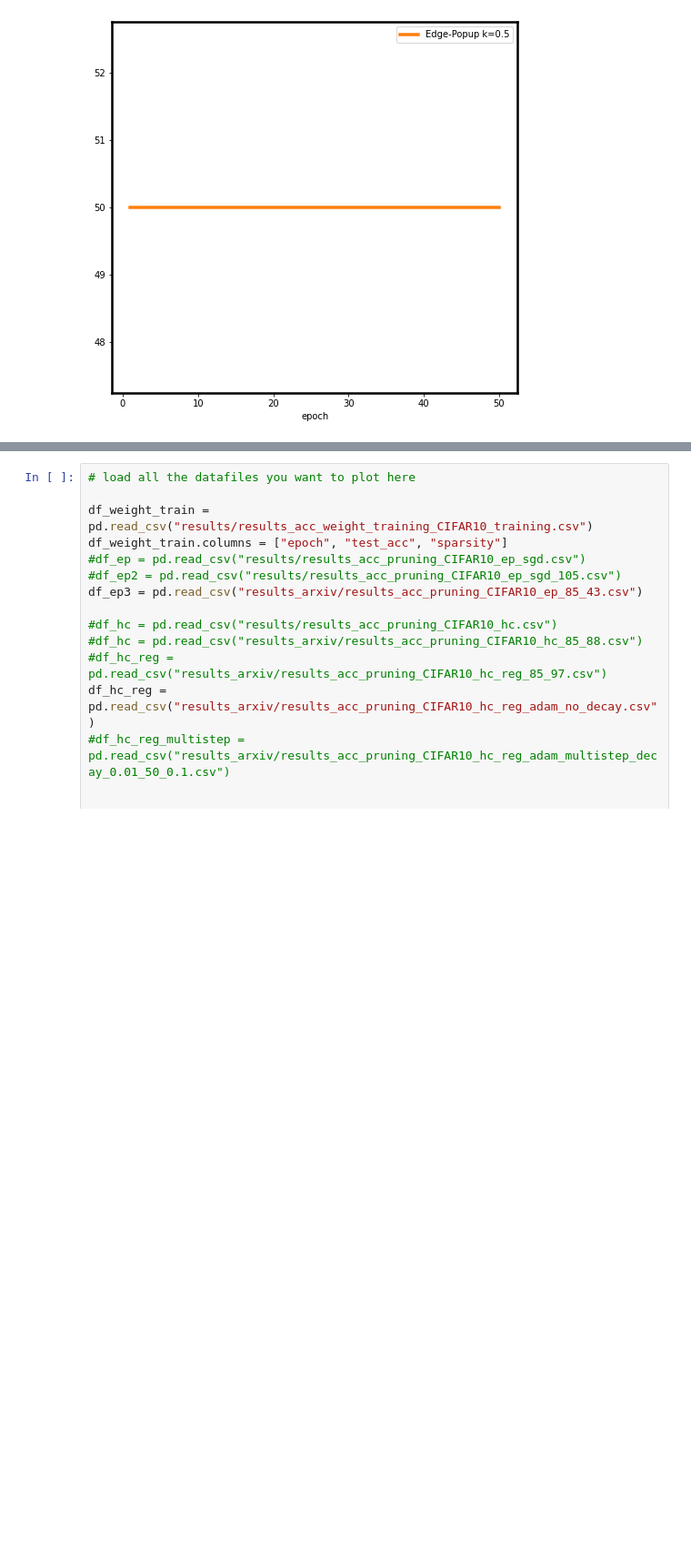
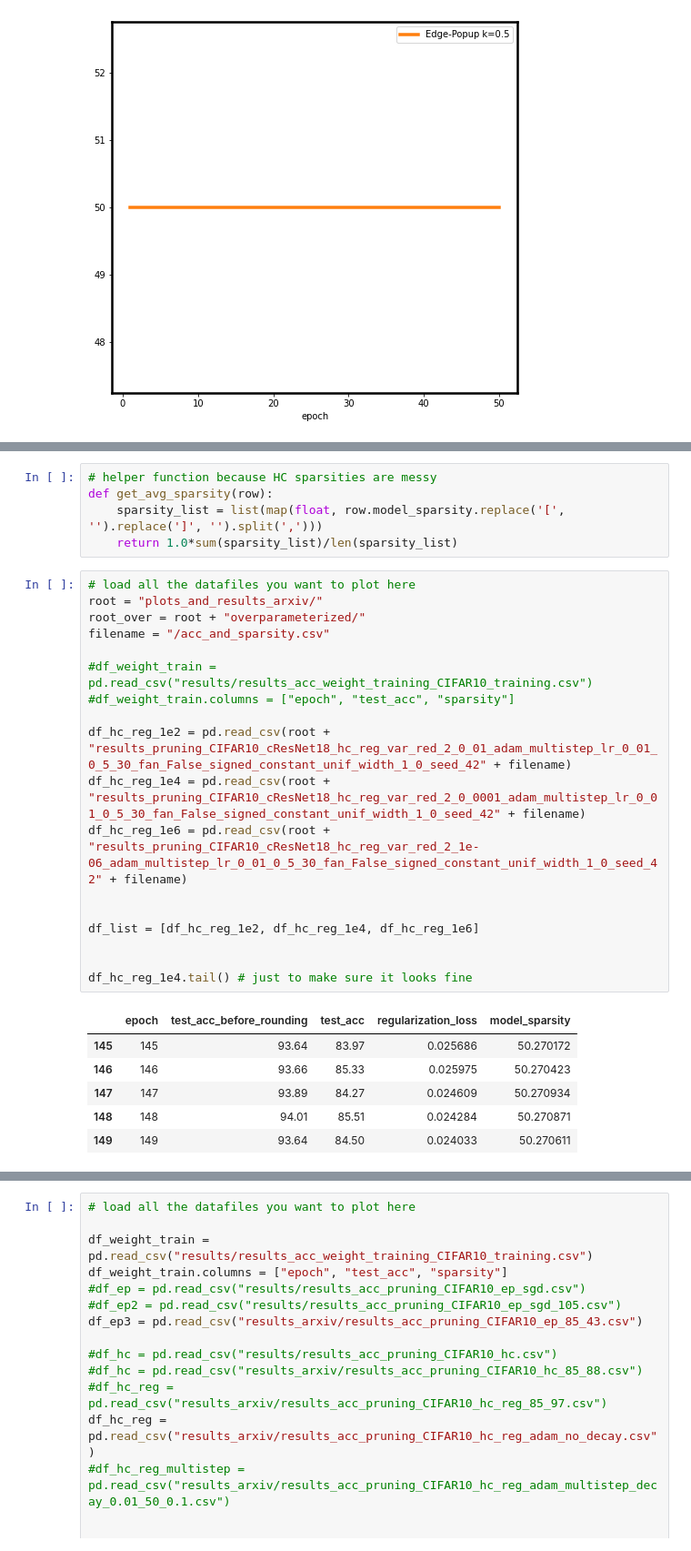
Before and after one commit to ksreenivasan/pruning_is_enough, a Jupyter notebook: plotting_things.ipynb, the cells around one changed output, grey strips where cells are left out. Shown at 91% size. Saved outputs shown, nothing was run; the diff lists cells and outputs as text; blank space fills up the shorter version.

```diff
--- a/plotting_things.ipynb
+++ b/plotting_things.ipynb
@@ -250,0 +261,30 @@ NameError: name 'df_greedy' is not defined
+# %%
+# helper function because HC sparsities are messy
+def get_avg_sparsity(row):
+    sparsity_list = list(map(float, row.model_sparsity.replace('[', '').replace(']', '').split(',')))
+    return 1.0*sum(sparsity_list)/len(sparsity_list)
+# %%
+# load all the datafiles you want to plot here
+root = "plots_and_results_arxiv/"
+root_over = root + "overparameterized/"
+filename = "/acc_and_sparsity.csv"
+
+#df_weight_train = pd.read_csv("results/results_acc_weight_training_CIFAR10_training.csv")
+#df_weight_train.columns = ["epoch", "test_acc", "sparsity"]
+
+df_hc_reg_1e2 = pd.read_csv(root + "results_pruning_CIFAR10_cResNet18_hc_reg_var_red_2_0_01_adam_multistep_lr_0_01_0_5_30_fan_False_signed_constant_unif_width_1_0_seed_42" + filename)
+df_hc_reg_1e4 = pd.read_csv(root + "results_pruning_CIFAR10_cResNet18_hc_reg_var_red_2_0_0001_adam_multistep_lr_0_01_0_5_30_fan_False_signed_constant_unif_width_1_0_seed_42" + filename)
+df_hc_reg_1e6 = pd.read_csv(root + "results_pruning_CIFAR10_cResNet18_hc_reg_var_red_2_1e-06_adam_multistep_lr_0_01_0_5_30_fan_False_signed_constant_unif_width_1_0_seed_42" + filename)
+
+
+df_list = [df_hc_reg_1e2, df_hc_reg_1e4, df_hc_reg_1e6]
+
+
+df_hc_reg_1e4.tail() # just to make sure it looks fine
+# %% [output]
+|  | epoch | test_acc_before_rounding | test_acc | regularization_loss | model_sparsity |
+| 145 | 145 | 93.64 | 83.97 | 0.025686 | 50.270172 |
+| 146 | 146 | 93.66 | 85.33 | 0.025975 | 50.270423 |
+| 147 | 147 | 93.89 | 84.27 | 0.024609 | 50.270934 |
+| 148 | 148 | 94.01 | 85.51 | 0.024284 | 50.270871 |
+| 149 | 149 | 93.64 | 84.50 | 0.024033 | 50.270611 |
```
Also changed, not shown: parts of 4 cells of this notebook.
